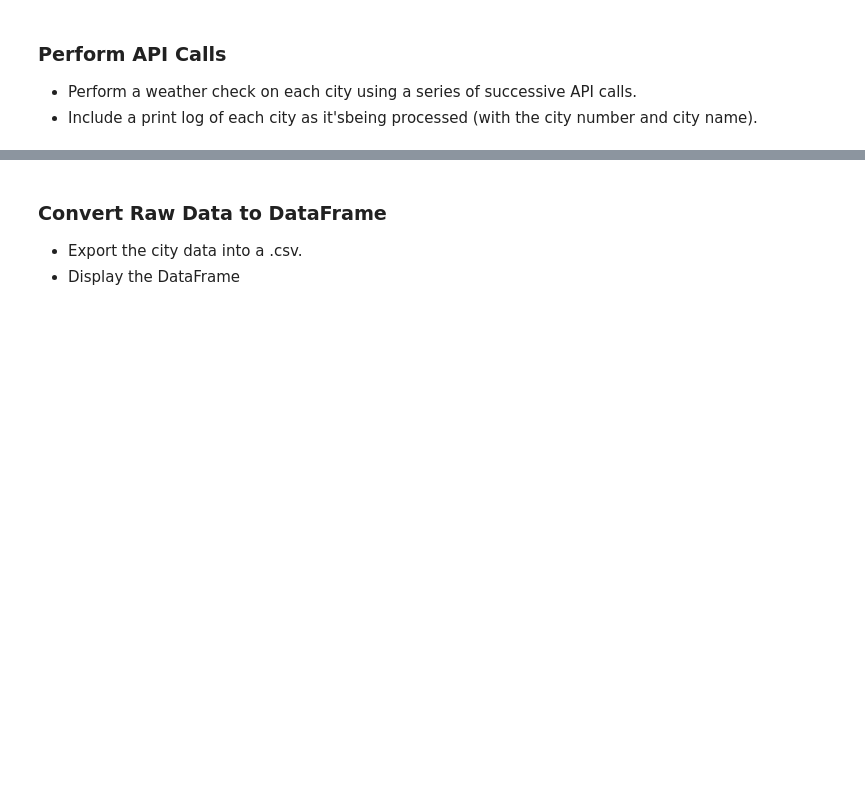
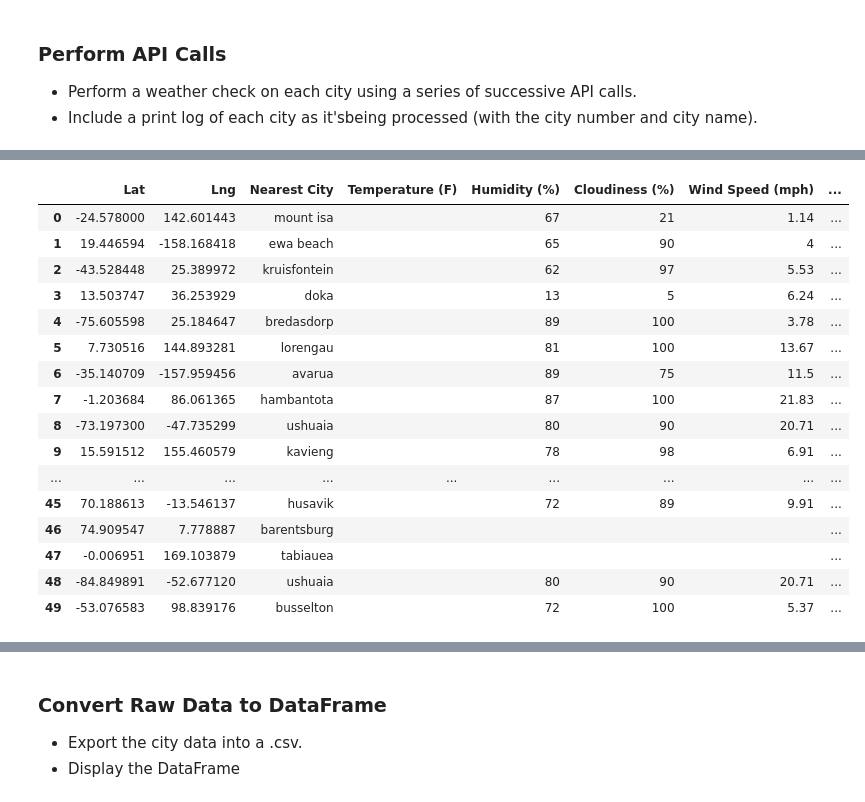
Before and after one commit to harikapeddi/Weather-Python-API, a Jupyter notebook: WeatherPy/WeatherPy.ipynb, the cells around one changed output, grey strips where cells are left out. Drawn from its saved outputs; the diff is of its cells as text; code cells hidden in the pictures; blank space fills up the shorter version.

Commit message:
realized datasets has duplicated cities

```diff
--- a/WeatherPy/WeatherPy.ipynb
+++ b/WeatherPy/WeatherPy.ipynb
@@ -105,0 +103,6 @@ cities_df
+# %%
+url = "http://api.openweathermap.org/data/2.5/weather?q="
+
+units = 'metric'
+query_url = f"{url}{cities_df['Nearest City'][0]}&appid={weather_api_key}&units={units}"
+query_url
@@ -105,0 +111,4 @@ cities_df
+# %%
+from pprint import pprint
+response = requests.get(query_url).json()
+pprint(response)
@@ -105,0 +142,6 @@ cities_df
+# %%
+cities_df['Temperature (F)'] = ""
+cities_df['Humidity (%)'] = ""
+cities_df['Cloudiness (%)'] = ""
+cities_df['Wind Speed (mph)'] = ""
+cities_df
@@ -107,3 +163,23 @@ cities_df
 ### Perform API Calls
 * Perform a weather check on each city using a series of successive API calls.
 * Include a print log of each city as it'sbeing processed (with the city number and city name).
+# %%
+url = "http://api.openweathermap.org/data/2.5/weather?q="
+
+units = 'imperial'
+
+
+for index, row in cities_df.iterrows():
+    query_url = f"{url}{row['Nearest City']}&appid={weather_api_key}&units={units}"
+    response = requests.get(query_url).json()
+
+    try:
+        cities_df.loc[index, 'Temperatue (F)'] = response['main']['temp']
+        cities_df.loc[index, 'Humidity (%)'] = response['main']['humidity']
+        cities_df.loc[index, 'Cloudiness (%)'] = response['clouds']['all']
+        cities_df.loc[index, 'Wind Speed (mph)'] = response['wind']['speed']
+    except (KeyError, IndexError):
+        print(f"Missing City records for {index} : {row['Nearest City']} ... skipping.")
+
+
+#     print(f" requesting response for {index}:{row['Nearest City']}")
@@ -109,0 +204,20 @@ cities_df
+# %%
+cities_df.head(50)
+# %% [output]
+|  | Lat | Lng | Nearest City | Temperature (F) | Humidity (%) | Cloudiness (%) | Wind Speed (mph) | ... |
+| 0 | -24.578000 | 142.601443 | mount isa |  | 67 | 21 | 1.14 | ... |
+| 1 | 19.446594 | -158.168418 | ewa beach |  | 65 | 90 | 4 | ... |
+| 2 | -43.528448 | 25.389972 | kruisfontein |  | 62 | 97 | 5.53 | ... |
+| 3 | 13.503747 | 36.253929 | doka |  | 13 | 5 | 6.24 | ... |
+| 4 | -75.605598 | 25.184647 | bredasdorp |  | 89 | 100 | 3.78 | ... |
+| 5 | 7.730516 | 144.893281 | lorengau |  | 81 | 100 | 13.67 | ... |
+| 6 | -35.140709 | -157.959456 | avarua |  | 89 | 75 | 11.5 | ... |
+| 7 | -1.203684 | 86.061365 | hambantota |  | 87 | 100 | 21.83 | ... |
+| 8 | -73.197300 | -47.735299 | ushuaia |  | 80 | 90 | 20.71 | ... |
+| 9 | 15.591512 | 155.460579 | kavieng |  | 78 | 98 | 6.91 | ... |
+| ... | ... | ... | ... | ... | ... | ... | ... | ... |
+| 45 | 70.188613 | -13.546137 | husavik |  | 72 | 89 | 9.91 | ... |
+| 46 | 74.909547 | 7.778887 | barentsburg |  |  |  |  | ... |
+| 47 | -0.006951 | 169.103879 | tabiauea |  |  |  |  | ... |
+| 48 | -84.849891 | -52.677120 | ushuaia |  | 80 | 90 | 20.71 | ... |
+| 49 | -53.076583 | 98.839176 | busselton |  | 72 | 100 | 5.37 | ... |
```
Also changed, not shown: parts of 16 cells of this notebook.
